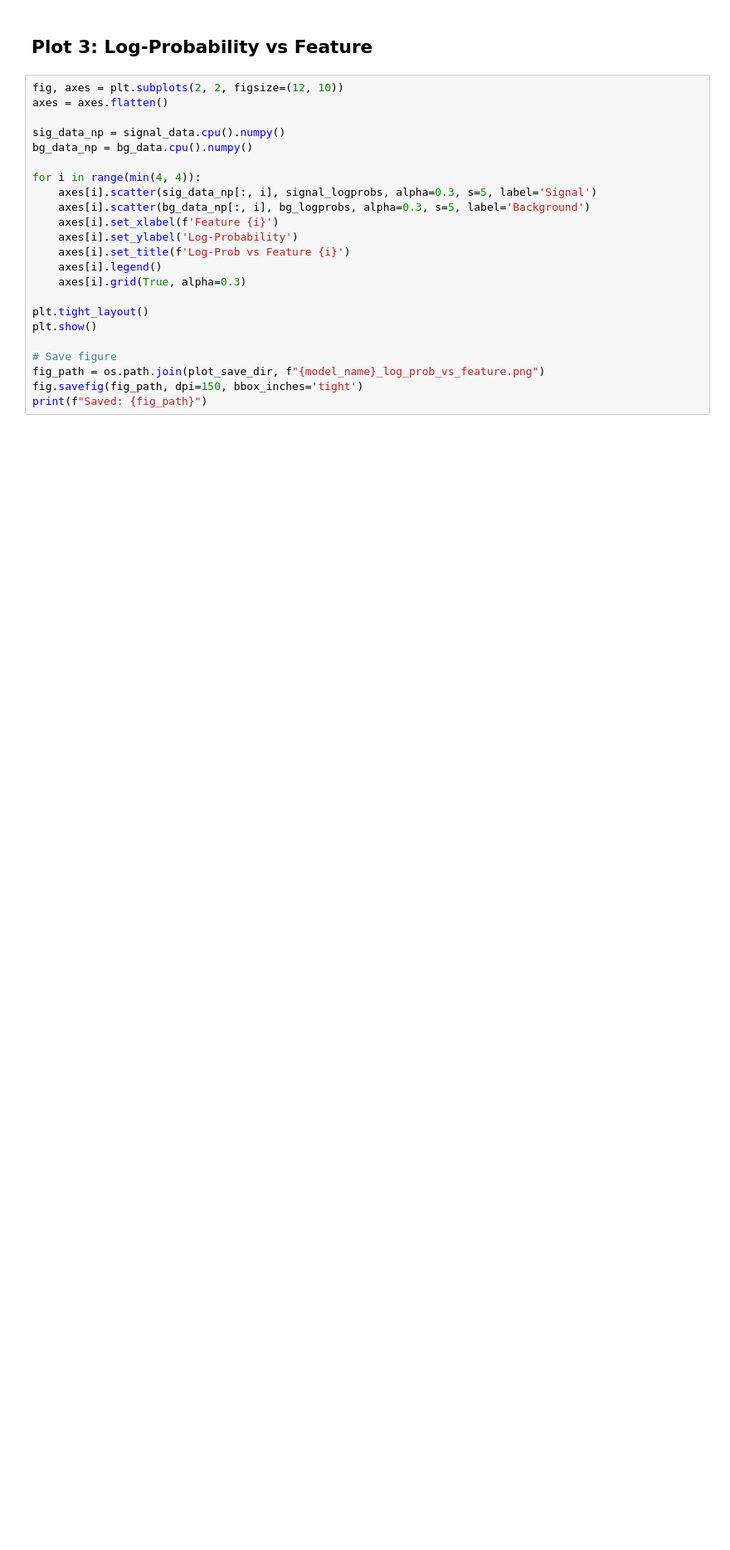
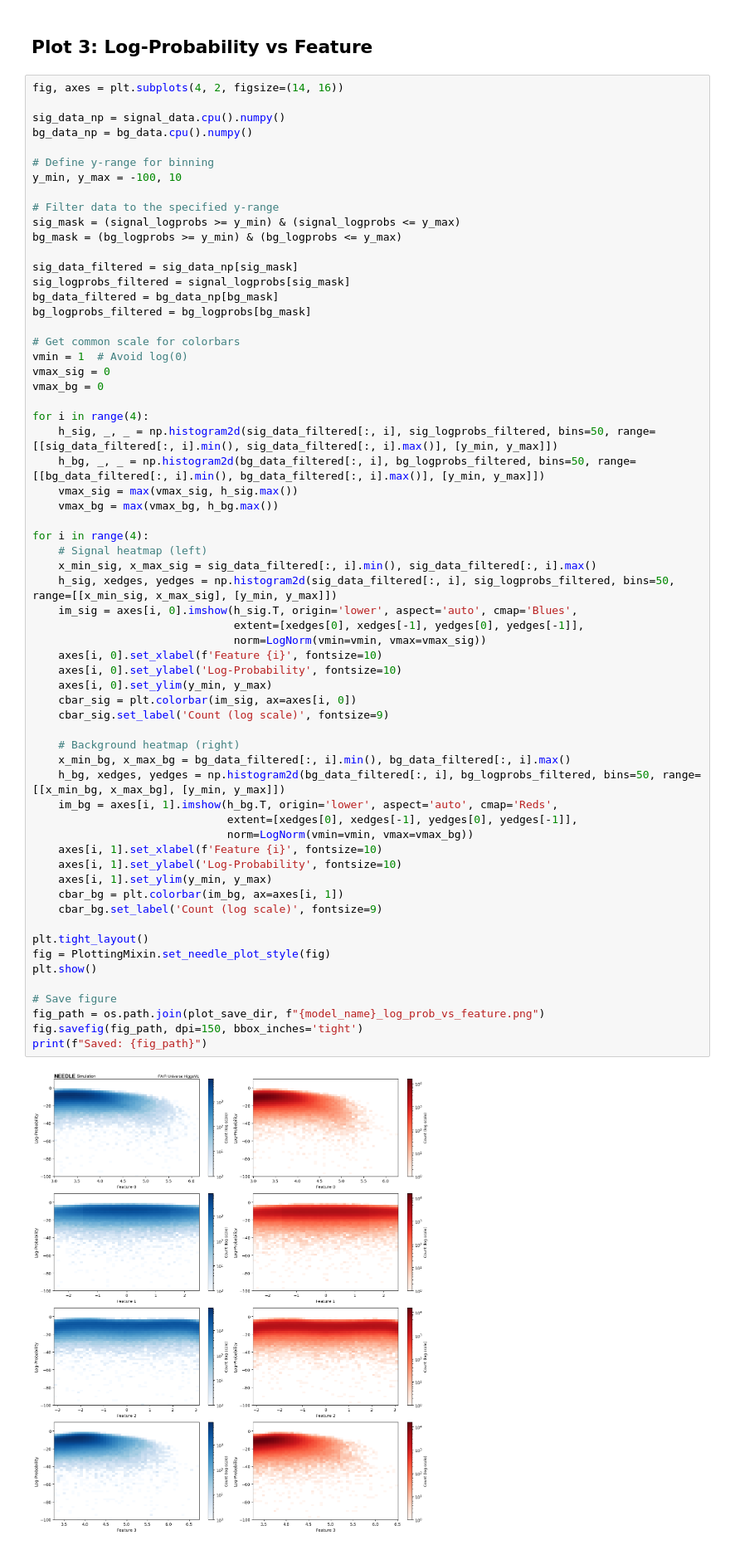
Before and after one commit to needle-sbi/needle-sbi, a Jupyter notebook: examples/fair_universe_demo/validation.ipynb, the cells around one changed output. Shown at 83% size. Drawn from its saved outputs; the diff is of its cells as text; blank space fills up the shorter version.

```diff
--- a/examples/fair_universe_demo/validation.ipynb
+++ b/examples/fair_universe_demo/validation.ipynb
@@ -188,25 +187,66 @@ print(f"Saved: {fig_path}")
 # %% [markdown]
 ## Plot 3: Log-Probability vs Feature
 # %%
-fig, axes = plt.subplots(2, 2, figsize=(12, 10))
-axes = axes.flatten()
+fig, axes = plt.subplots(4, 2, figsize=(14, 16))
 
 sig_data_np = signal_data.cpu().numpy()
 bg_data_np = bg_data.cpu().numpy()
 
-for i in range(min(4, 4)):
-    axes[i].scatter(sig_data_np[:, i], signal_logprobs, alpha=0.3, s=5, label='Signal')
-    axes[i].scatter(bg_data_np[:, i], bg_logprobs, alpha=0.3, s=5, label='Background')
-    axes[i].set_xlabel(f'Feature {i}')
-    axes[i].set_ylabel('Log-Probability')
-    axes[i].set_title(f'Log-Prob vs Feature {i}')
-    axes[i].legend()
-    axes[i].grid(True, alpha=0.3)
+# Define y-range for binning
+y_min, y_max = -100, 10
+
+# Filter data to the specified y-range
+sig_mask = (signal_logprobs >= y_min) & (signal_logprobs <= y_max)
+bg_mask = (bg_logprobs >= y_min) & (bg_logprobs <= y_max)
+
+sig_data_filtered = sig_data_np[sig_mask]
+sig_logprobs_filtered = signal_logprobs[sig_mask]
+bg_data_filtered = bg_data_np[bg_mask]
+bg_logprobs_filtered = bg_logprobs[bg_mask]
+
+# Get common scale for colorbars
+vmin = 1  # Avoid log(0)
+vmax_sig = 0
+vmax_bg = 0
+
+for i in range(4):
+    h_sig, _, _ = np.histogram2d(sig_data_filtered[:, i], sig_logprobs_filtered, bins=50, range=[[sig_data_filtered[:, i].min(), sig_data_filtered[:, i].max()], [y_min, y_max]])
+    h_bg, _, _ = np.histogram2d(bg_data_filtered[:, i], bg_logprobs_filtered, bins=50, range=[[bg_data_filtered[:, i].min(), bg_data_filtered[:, i].max()], [y_min, y_max]])
+    vmax_sig = max(vmax_sig, h_sig.max())
+    vmax_bg = max(vmax_bg, h_bg.max())
+
+for i in range(4):
+    # Signal heatmap (left)
+    x_min_sig, x_max_sig = sig_data_filtered[:, i].min(), sig_data_filtered[:, i].max()
+    h_sig, xedges, yedges = np.histogram2d(sig_data_filtered[:, i], sig_logprobs_filtered, bins=50, range=[[x_min_sig, x_max_sig], [y_min, y_max]])
+    im_sig = axes[i, 0].imshow(h_sig.T, origin='lower', aspect='auto', cmap='Blues',
+                               extent=[xedges[0], xedges[-1], yedges[0], yedges[-1]],
+                               norm=LogNorm(vmin=vmin, vmax=vmax_sig))
+    axes[i, 0].set_xlabel(f'Feature {i}', fontsize=10)
+    axes[i, 0].set_ylabel('Log-Probability', fontsize=10)
+    axes[i, 0].set_ylim(y_min, y_max)
+    cbar_sig = plt.colorbar(im_sig, ax=axes[i, 0])
+    cbar_sig.set_label('Count (log scale)', fontsize=9)
+
+    # Background heatmap (right)
+    x_min_bg, x_max_bg = bg_data_filtered[:, i].min(), bg_data_filtered[:, i].max()
+    h_bg, xedges, yedges = np.histogram2d(bg_data_filtered[:, i], bg_logprobs_filtered, bins=50, range=[[x_min_bg, x_max_bg], [y_min, y_max]])
+    im_bg = axes[i, 1].imshow(h_bg.T, origin='lower', aspect='auto', cmap='Reds',
+                              extent=[xedges[0], xedges[-1], yedges[0], yedges[-1]],
+                              norm=LogNorm(vmin=vmin, vmax=vmax_bg))
+    axes[i, 1].set_xlabel(f'Feature {i}', fontsize=10)
+    axes[i, 1].set_ylabel('Log-Probability', fontsize=10)
+    axes[i, 1].set_ylim(y_min, y_max)
+    cbar_bg = plt.colorbar(im_bg, ax=axes[i, 1])
+    cbar_bg.set_label('Count (log scale)', fontsize=9)
 
 plt.tight_layout()
+fig = PlottingMixin.set_needle_plot_style(fig)
 plt.show()
 
 # Save figure
 fig_path = os.path.join(plot_save_dir, f"{model_name}_log_prob_vs_feature.png")
 fig.savefig(fig_path, dpi=150, bbox_inches='tight')
 print(f"Saved: {fig_path}")
+# %% [output]
+[figure, added]
```
Also changed, not shown: parts of 13 cells of this notebook, 7 other files.
